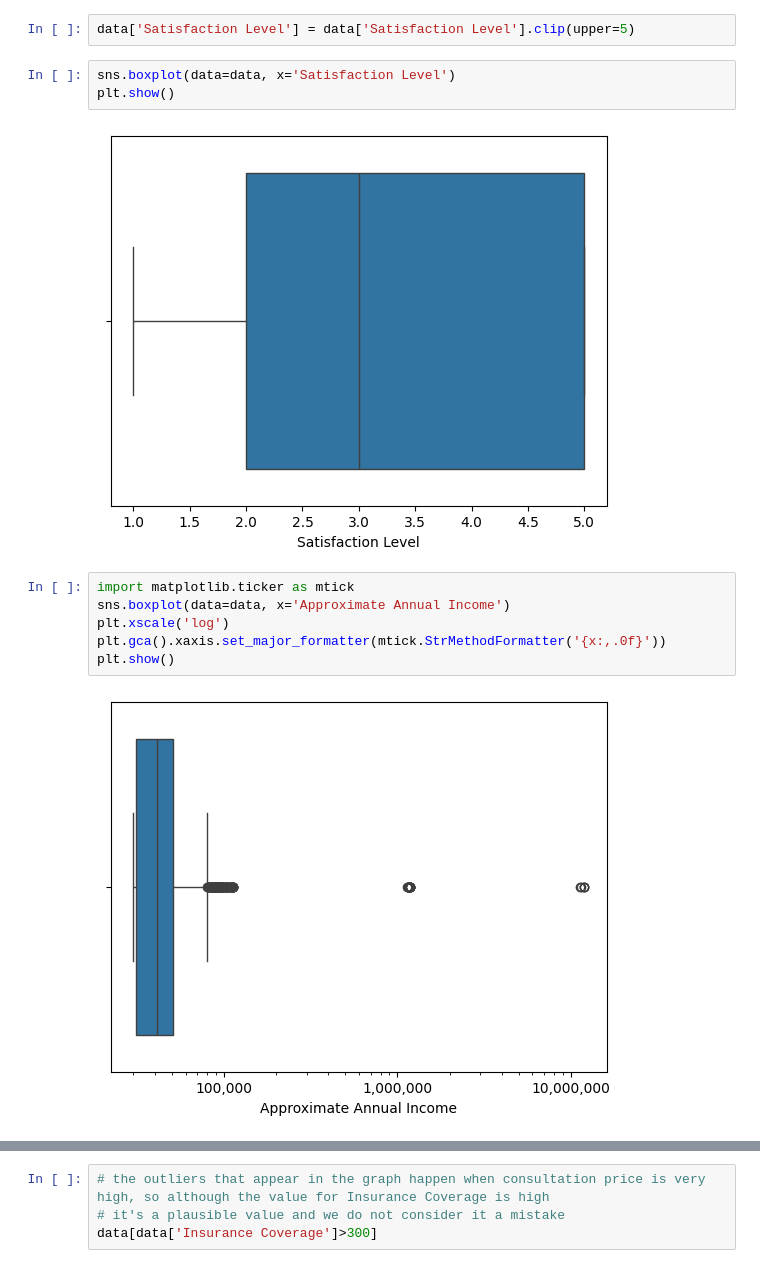
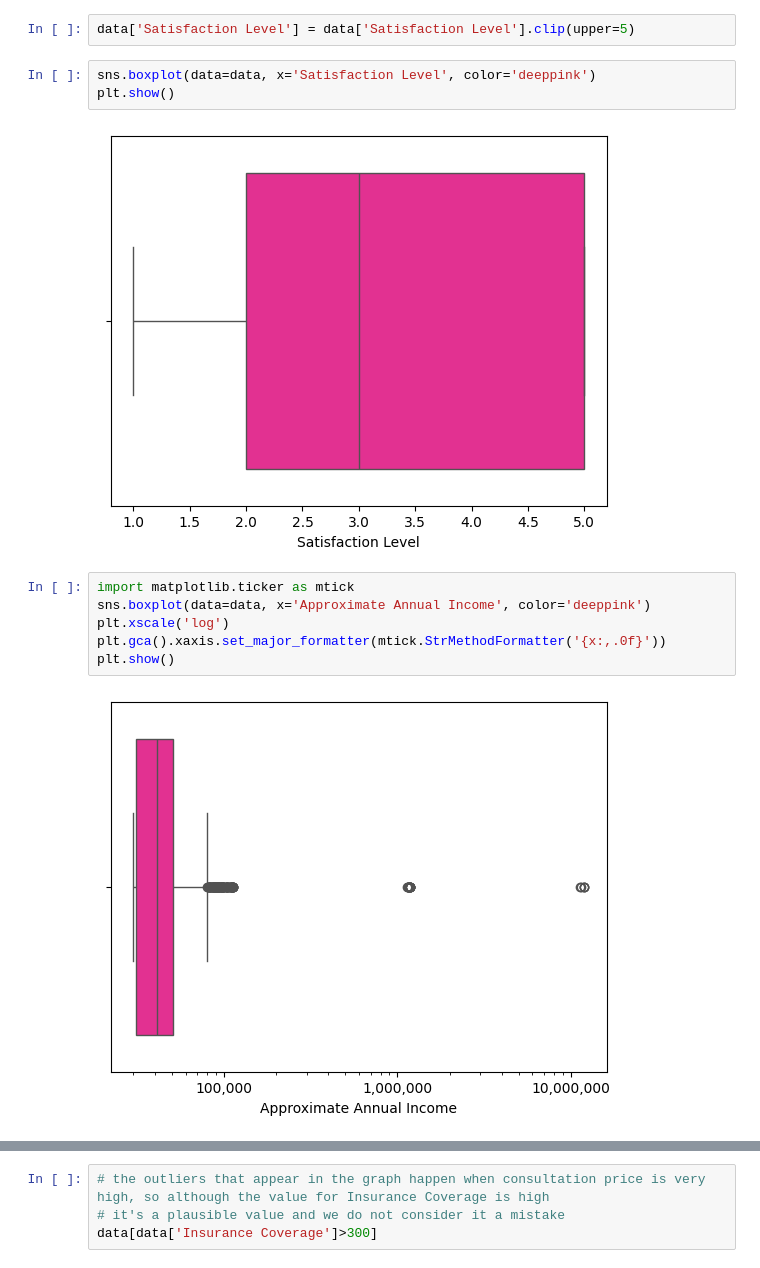
Before and after one commit to amdbsilva/pre-processing, a Jupyter notebook: projeto de datapreprocessing.ipynb, the cells around one changed output, grey strips where cells are left out. Drawn from its saved outputs; the diff is of its cells as text.

```diff
--- a/projeto de datapreprocessing.ipynb
+++ b/projeto de datapreprocessing.ipynb
@@ -719,16 +719,16 @@ plt.show()
 # %%
 data['Satisfaction Level'] = data['Satisfaction Level'].clip(upper=5)
 # %%
-sns.boxplot(data=data, x='Satisfaction Level')
+sns.boxplot(data=data, x='Satisfaction Level', color='deeppink')
 plt.show()
 # %% [output]
-[figure, old version]
+[figure, new version]
 # %%
 import matplotlib.ticker as mtick
-sns.boxplot(data=data, x='Approximate Annual Income')
+sns.boxplot(data=data, x='Approximate Annual Income', color='deeppink')
 plt.xscale('log')
 plt.gca().xaxis.set_major_formatter(mtick.StrMethodFormatter('{x:,.0f}'))
 plt.show()
 # %% [output]
-[figure, old version]
+[figure, new version]
 # %%
```
Also changed, not shown: parts of 35 cells of this notebook.
